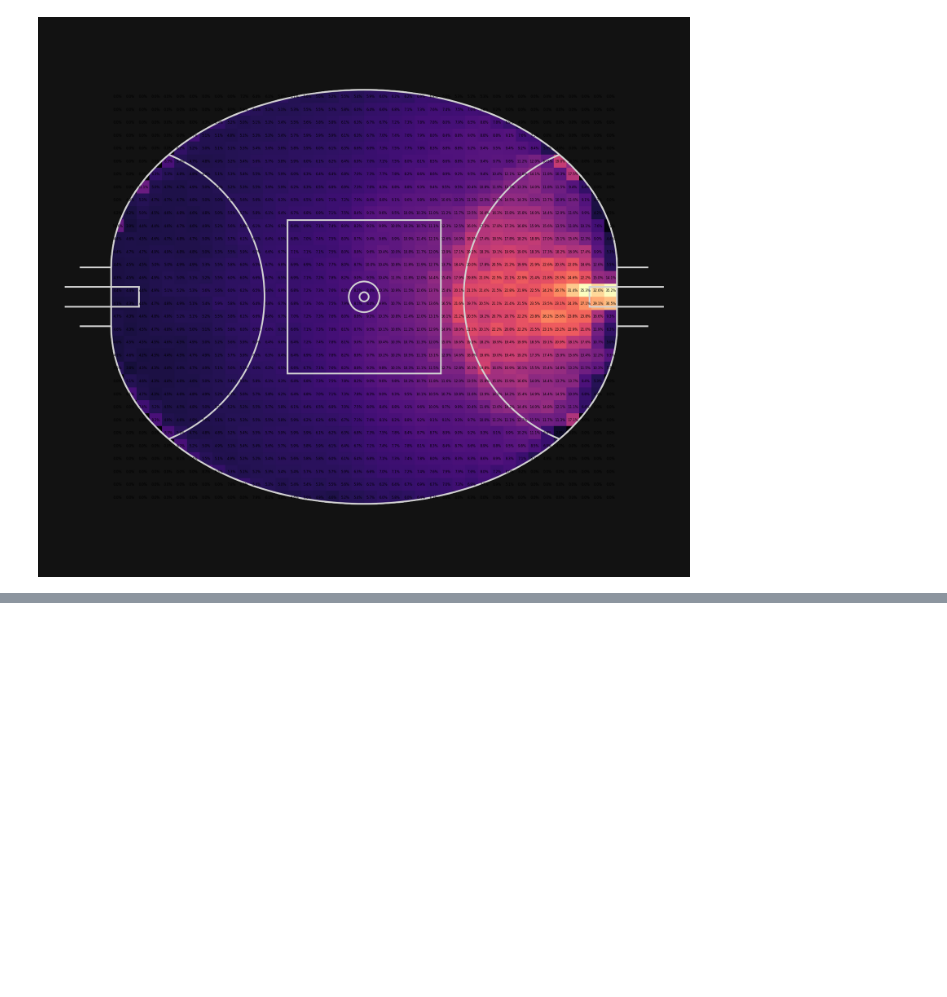
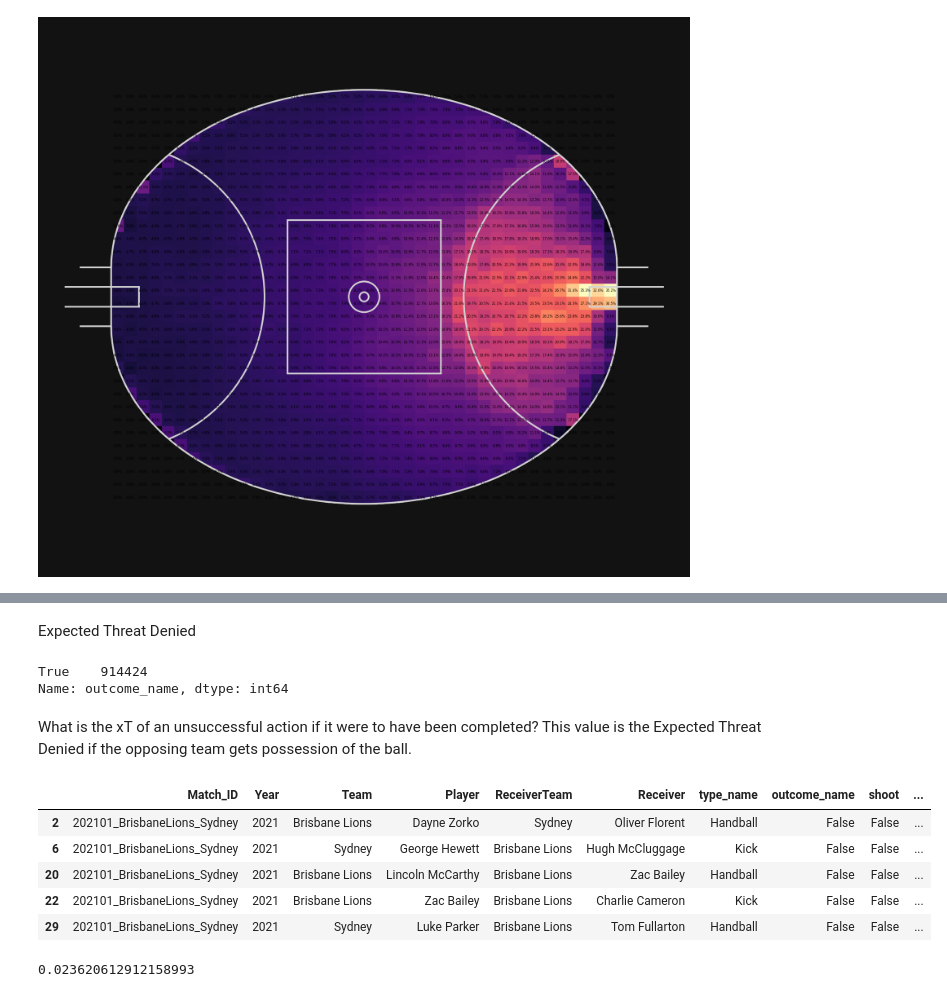
Before and after one commit to ciaran-grant/afl-player-ratings, a Jupyter notebook: expected-threat/xthreat.ipynb, the cells around one changed output, grey strips where cells are left out. Saved outputs shown, nothing was run; the diff lists cells and outputs as text; code cells hidden in the pictures; blank space fills up the shorter version.

```diff
--- a/expected-threat/xthreat.ipynb
+++ b/expected-threat/xthreat.ipynb
@@ -190,0 +300,27 @@ label_heatmap = pitch.label_heatmap(threat_probability, ax=ax, str_format='{:.1%
+# %% [markdown]
+Expected Threat Denied
+# %%
+move_actions['outcome_name'].value_counts()
+# %% [output]
+True    914424
+Name: outcome_name, dtype: int64
+# %% [markdown]
+What is the xT of an unsuccessful action if it were to have been completed? This value is the Expected Threat Denied if the opposing team gets possession of the ball.
+# %%
+move_unsuccessful_actions = xthreat.get_move_actions(actions)
+move_unsuccessful_actions = move_unsuccessful_actions[move_unsuccessful_actions['outcome_name'] == False]
+move_unsuccessful_actions['outcome_name'] = True
+move_unsuccessful_actions['xT'] = xTModel.rate(move_unsuccessful_actions)
+move_unsuccessful_actions['outcome_name'] = False
+move_unsuccessful_actions.head()
+# %% [output]
+|  | Match_ID | Year | Team | Player | ReceiverTeam | Receiver | type_name | outcome_name | shoot | ... |
+| 2 | 202101_BrisbaneLions_Sydney | 2021 | Brisbane Lions | Dayne Zorko | Sydney | Oliver Florent | Handball | False | False | ... |
+| 6 | 202101_BrisbaneLions_Sydney | 2021 | Sydney | George Hewett | Brisbane Lions | Hugh McCluggage | Kick | False | False | ... |
+| 20 | 202101_BrisbaneLions_Sydney | 2021 | Brisbane Lions | Lincoln McCarthy | Brisbane Lions | Zac Bailey | Handball | False | False | ... |
+| 22 | 202101_BrisbaneLions_Sydney | 2021 | Brisbane Lions | Zac Bailey | Brisbane Lions | Charlie Cameron | Kick | False | False | ... |
+| 29 | 202101_BrisbaneLions_Sydney | 2021 | Sydney | Luke Parker | Brisbane Lions | Tom Fullarton | Handball | False | False | ... |
+# %%
+move_unsuccessful_actions['xT'].mean()
+# %% [output]
+0.023620612912158993
```
Also changed, not shown: parts of 29 cells of this notebook.
